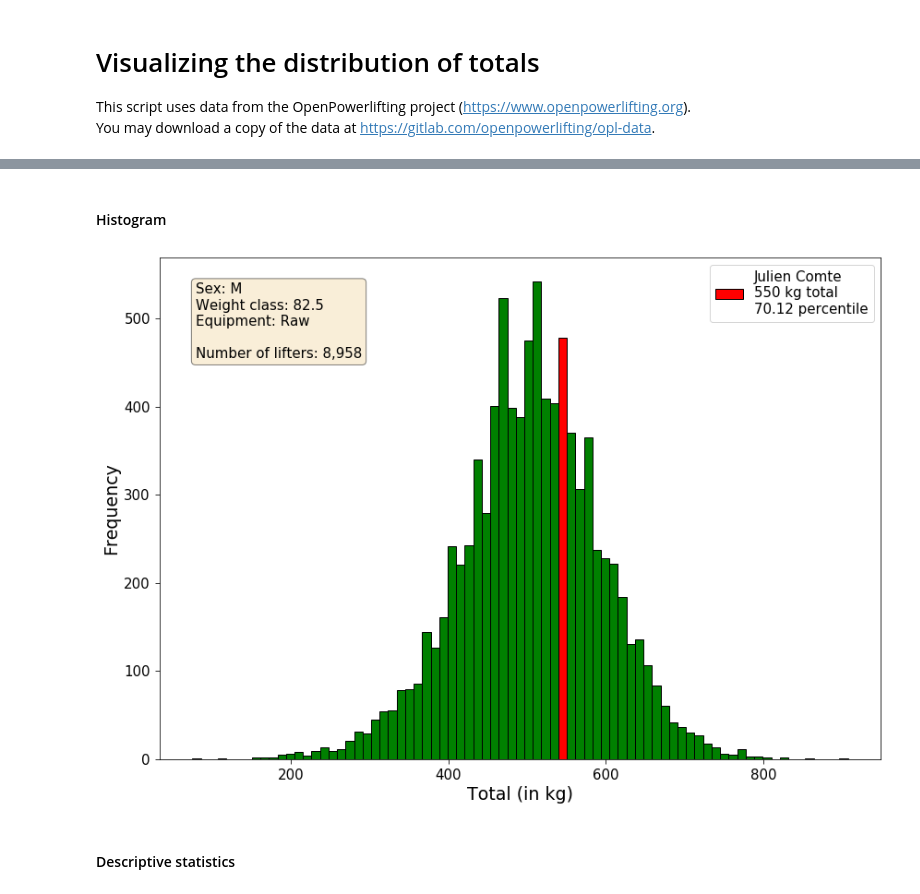
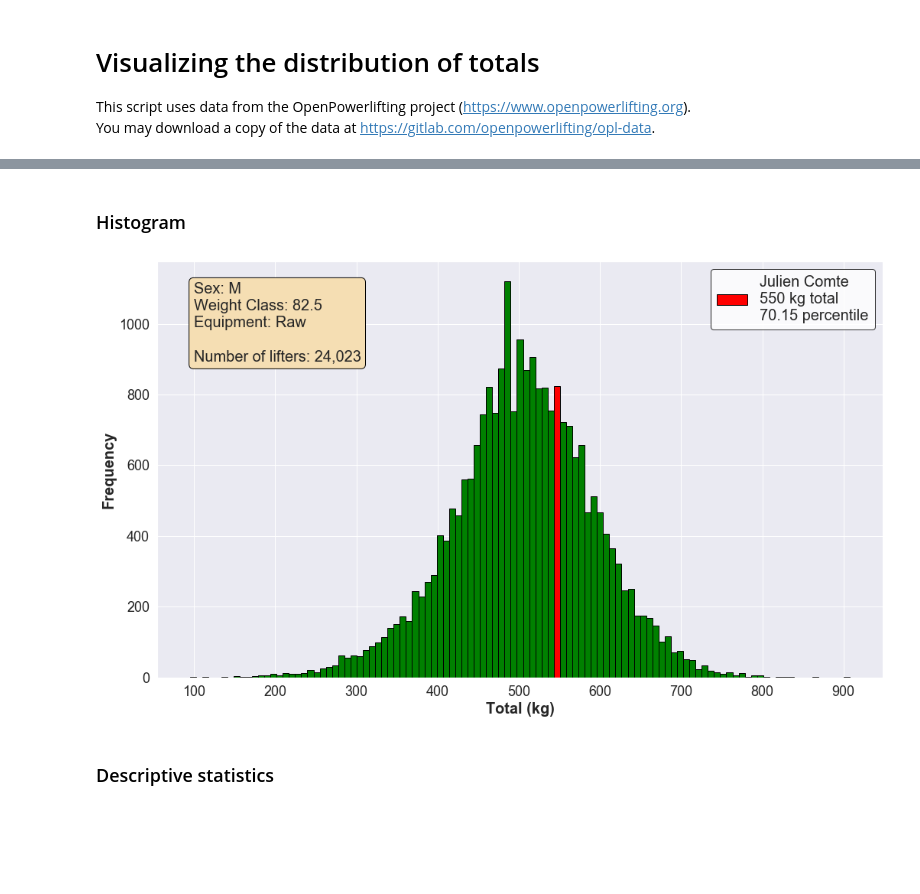
Before and after one commit to jucomte/open-powerlifting-data-analysis, a Jupyter notebook: total-histogram.ipynb, the cells around one changed output, grey strips where cells are left out. Drawn from its saved outputs; the diff is of its cells as text; code cells hidden in the pictures; blank space fills up the shorter version.

Commit message:
Change how weight classes are handled

```diff
--- a/total-histogram.ipynb
+++ b/total-histogram.ipynb
@@ -27,0 +29,2 @@ opl.rename(columns={'TotalKg':'Total'}, inplace=True)
+# %%
+opl['Tested'].fillna('No', inplace=True)
@@ -28,15 +35,23 @@ opl.rename(columns={'TotalKg':'Total'}, inplace=True)
 # %%
-weight_class = ['82.5']
+bw_range_low = 75
+# use bw_range_high = 999 for SHW
+bw_range_high = 82.5
 sex = 'M'
 equipment = ['Raw']
+tested = ['Yes', 'No']
 
 opl_name = 'Julien Comte'
 # %%
-parameter_mask = ((opl.WeightClassKg.isin(weight_class))
+parameter_mask = (
+                  (opl['BodyweightKg'] > bw_range_low)
+                  & (opl['BodyweightKg'] <= bw_range_high)
                   & (opl.Sex == sex)
+                  & (opl['Tested'].isin(tested))
                   & (opl.Equipment.isin(equipment))
                   & (opl.Event == 'SBD')
-                  & (opl.Total.notna()))
+                  & (opl.Total.notna())
+                  & (~ opl['Place'].isin(['DQ', 'DD', 'NS']))
+                 )
 
 opl_filtered = opl[parameter_mask]
 # %%
@@ -44,54 +59,66 @@ best_totals = opl_filtered.groupby('Name')['Total'].max()
 # %%
 my_best_total = opl_filtered.loc[opl_filtered['Name'] == opl_name]['Total'].max()
 # %% [markdown]
-#### Histogram
+### Histogram
 # %%
-fig = plt.figure(figsize=(14, 10))
+sns.set()
+
+fig = plt.figure(figsize=(17, 10))
 
 ax = fig.add_subplot()
 
 n, bins, patches = ax.hist(best_totals, bins='auto', color='green', edgecolor='black')
 
-# chart formatting
-ax.set_xlabel('Total (in kg)', size=19)
-ax.set_ylabel('Frequency', size=19)
-plt.yticks(size=15)
-plt.xticks(size=15)
+# CHART FORMATTING
+ax.set_xlabel('Total (kg)', size=20, fontweight='bold')
+ax.set_ylabel('Frequency', size=20, fontweight='bold')
+plt.yticks(size=18)
+plt.xticks(size=18)
 ax.tick_params(axis='both', which='major', pad=5, length=5)
 
-# my bin (rightmost value less than or equal to my_total)
+# MY BIN (rightmost value less than or equal to my_total)
 bisect_index = bisect.bisect_right(bins, my_best_total)
 
 if bisect_index == len(bins):
     index_to_highlight = -1
 else:
     index_to_highlight = bisect_index - 1
 
 patches[index_to_highlight].set_facecolor('red')
 
-# legend
+# LEGEND
 percentile = stats.percentileofscore(best_totals, my_best_total, kind='mean')
 actual_name = re.sub(r' #\d', '', opl_name)
 label = [f'{actual_name}\n{my_best_total:g} kg total\n{percentile:.2f} percentile']
-ax.legend([patches[index_to_highlight]], label, prop={'size':15})
+ax.legend([patches[index_to_highlight]], label, facecolor='white', edgecolor='black', fontsize=20)
 
-# textbox with parameters
+# TEXTBOX
+if bw_range_high == 999:
+    bw_range_high = 'SHW'
+
+if 'Yes' in tested and len(tested) == 1:
+    is_tested = '\nDrug-Tested: Yes'
+else:
+    is_tested = ''
+
 parameters = '\n'.join((
    f'Sex: {sex}',
-   f'Weight class: {", ".join(str(x) for x in weight_class)}',
-   f'Equipment: {", ".join(str(x) for x in equipment)}',
+   f'Weight Class: {bw_range_high}',
+   f'Equipment: {", ".join(str(x) for x in equipment)}' + is_tested,
    '\n'
    f'Number of lifters: {best_totals.count():,}'))
-props = dict(boxstyle='round', facecolor='wheat', alpha=0.5)
-ax.text(0.05, 0.95, parameters, transform=ax.transAxes, fontsize=15, verticalalignment='top', bbox=props)
 
-# plt.savefig(actual_name)
+props = dict(boxstyle='round', facecolor='wheat', edgecolor='black')
+
+ax.text(0.05, 0.95, parameters, transform=ax.transAxes, fontsize=20, verticalalignment='top', bbox=props)
+
+# plt.savefig(actual_name, bbox_inches='tight')
 
 plt.show()
 # %% [output]
-[figure, old version]
+[figure, new version]
 # %% [markdown]
-#### Descriptive statistics
+### Descriptive statistics
 # %%
 pd.set_option('precision', 1)
 best_totals.describe(percentiles=[.25, .50, .75, .99]).to_frame()
```
Also changed, not shown: parts of 5 cells of this notebook.
